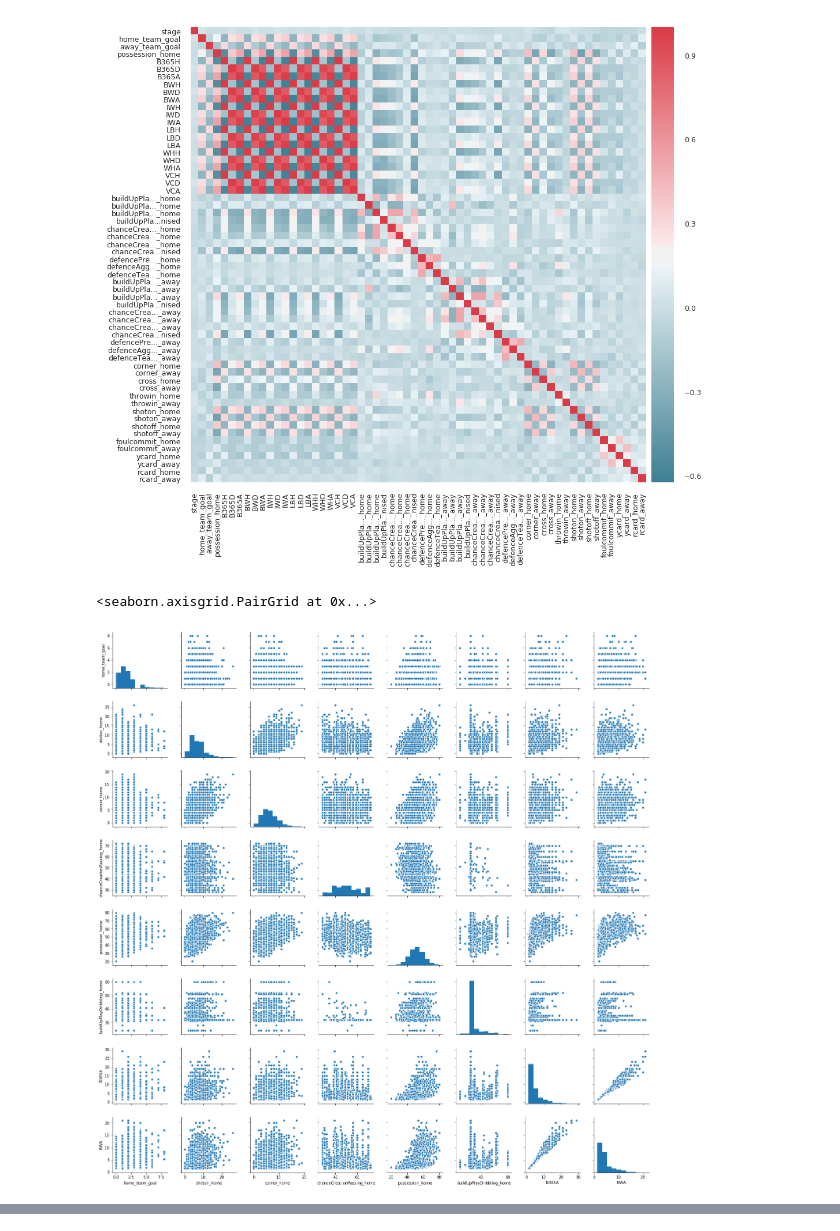
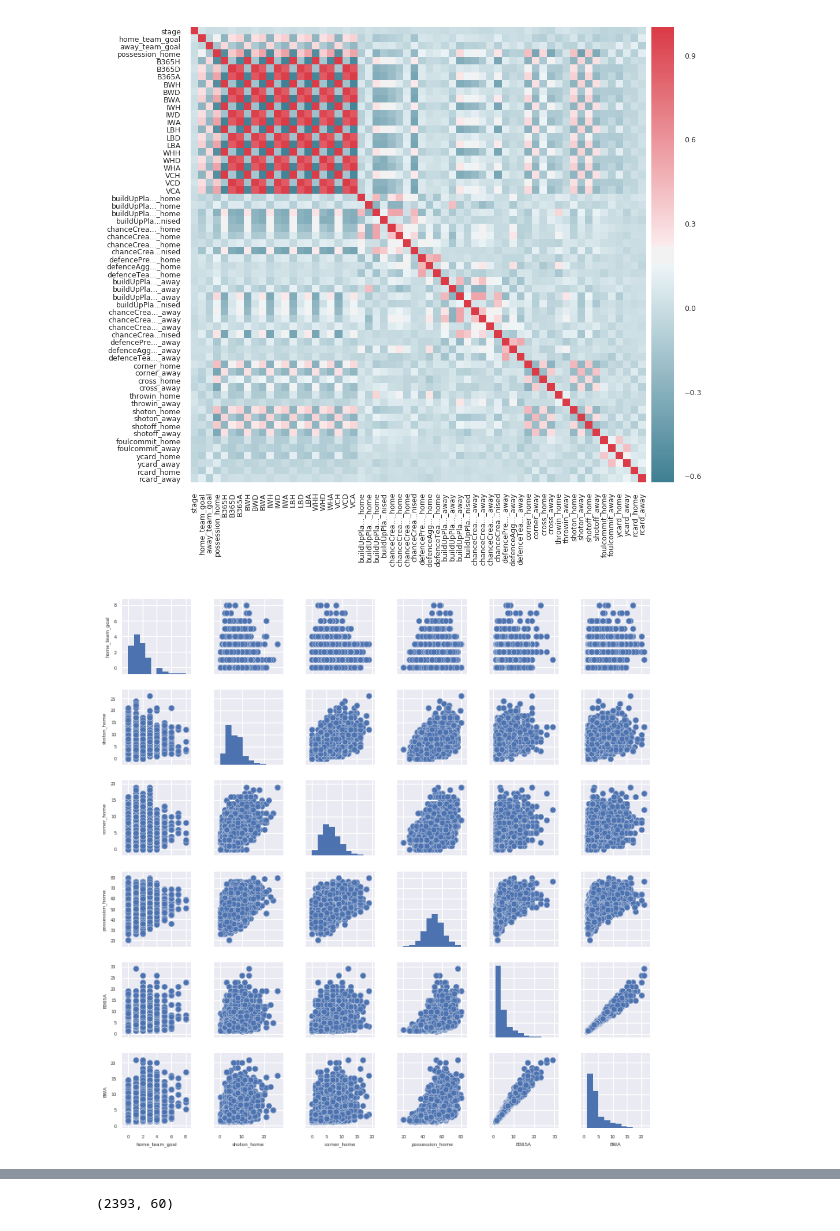
Before and after one commit to ShawnHouCHN/Introduction-to-Machine-Learning-and-Data-Mining-E17, a Jupyter notebook: Project1/Project 1 Notebook.ipynb, the cells around one changed output, grey strips where cells are left out. Cells and saved outputs as stored; diff of their text form; code cells hidden in the pictures.

Commit message:
correlation pairplot

```diff
--- a/Project1/Project 1 Notebook.ipynb
+++ b/Project1/Project 1 Notebook.ipynb
@@ -163,17 +164,21 @@ corr = df_match.corr()
 divider = make_axes_locatable(ax)
 cax = divider.append_axes('right', size='5%', pad=0.05)
 labels = [ l[:10] + "..."+l[-5:] if len(l) > 15 else l for l in df_match.columns  ]
-sns.set(font_scale=0.1)
+sns.set(font_scale=0.5)
 h = sns.heatmap(corr, mask=np.zeros_like(corr, dtype=np.bool), cmap=sns.diverging_palette(220, 10, as_cmap=True),
             square=True, ax=ax, cbar_ax=cax, xticklabels=labels, yticklabels=labels)
 plt.show()
+fig.tight_layout()
+fig.savefig('corr.pdf')
 # %% [output]
 [figure]
 # %%
-sns.pairplot(df_match[['home_team_goal', 'shoton_home','corner_home','chanceCreationPassing_home','possession_home','buildUpPlayDribbling_home','B365A','BWA']])
+sns.pairplot(df_match[['home_team_goal', 'shoton_home','corner_home','possession_home','B365A','BWA']],
+            size=1.5)
+plt.tight_layout()
+plt.savefig('matrix.pdf')
 # %% [output]
-<seaborn.axisgrid.PairGrid at 0x...>
-[figure, old version]
+[figure, new version]
 # %%
 def do_pca(df):
     print (df.columns.values)
@@ -281,6 +286,10 @@ do_pca(df_match.drop(after_match_attributes, axis=1))
 [figure]
 [figure]
 [figure]
+# %%
+df_match.shape
+# %% [output]
+(2393, 60)
 # %%
 def do_boxplot(df, name):
     print(df.columns)
```
Also changed, not shown: parts of 1 cell of this notebook, 2 other files.
